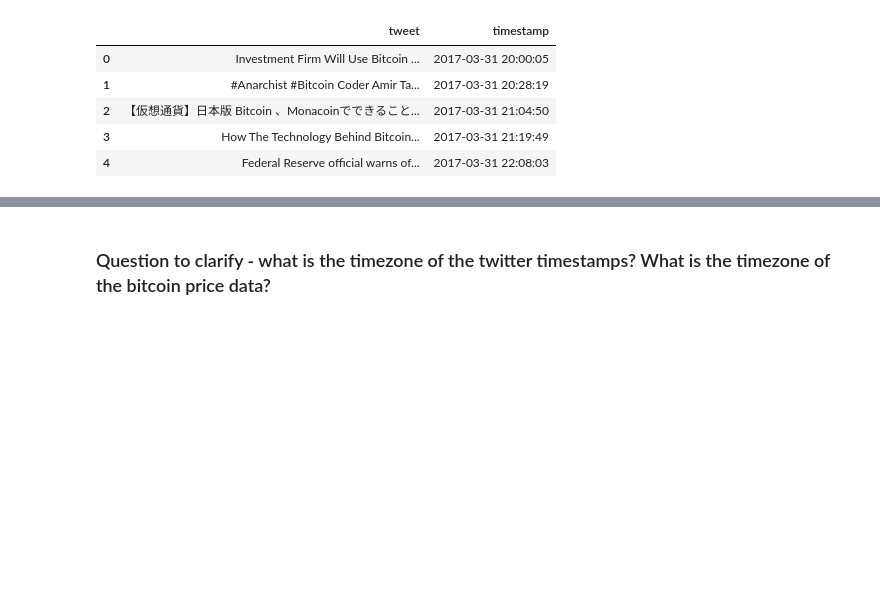
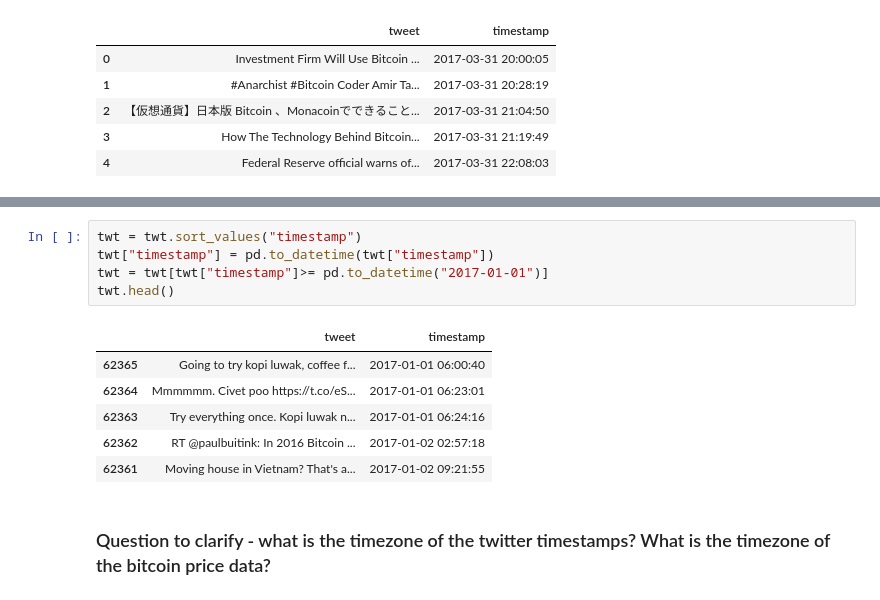
Before and after one commit to Liam-O/Data620, a Jupyter notebook: FinalProject/getting_btc_price.ipynb, the cells around one changed output, grey strips where cells are left out. Saved outputs shown, nothing was run; the diff lists cells and outputs as text; blank space fills up the shorter version.

```diff
--- a/FinalProject/getting_btc_price.ipynb
+++ b/FinalProject/getting_btc_price.ipynb
@@ -236,3 +255,15 @@ twt.head(5)
+# %%
+twt = twt.sort_values("timestamp")
+twt["timestamp"] = pd.to_datetime(twt["timestamp"])
+twt = twt[twt["timestamp"]>= pd.to_datetime("2017-01-01")]
+twt.head()
+# %% [output]
+|  | tweet | timestamp |
+| 62365 | Going to try kopi luwak, coffee f... | 2017-01-01 06:00:40 |
+| 62364 | Mmmmmm. Civet poo https://t.co/eS... | 2017-01-01 06:23:01 |
+| 62363 | Try everything once. Kopi luwak n... | 2017-01-01 06:24:16 |
+| 62362 | RT @paulbuitink: In 2016 Bitcoin ... | 2017-01-02 02:57:18 |
+| 62361 | Moving house in Vietnam? That's a... | 2017-01-02 09:21:55 |
 # %% [markdown]
 ### Question to clarify - what is the timezone of the twitter timestamps? What is the timezone of the bitcoin price data?
 # %% [markdown]
```
Also changed, not shown: parts of 18 cells of this notebook, 1 other file.
